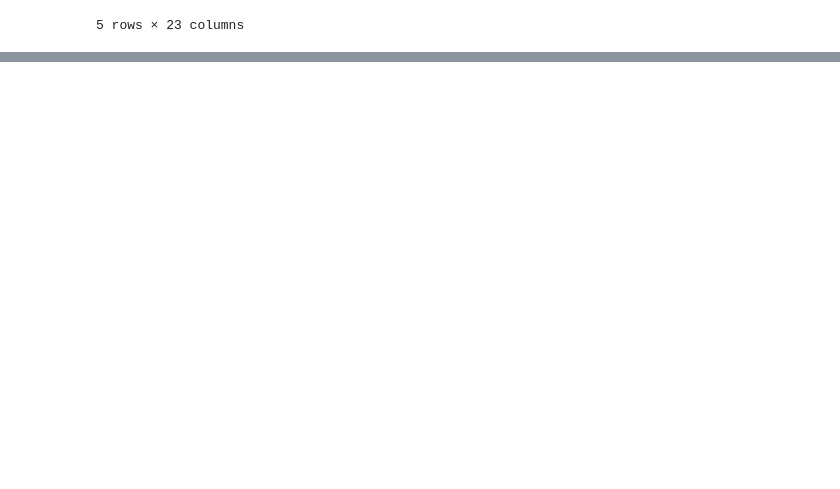
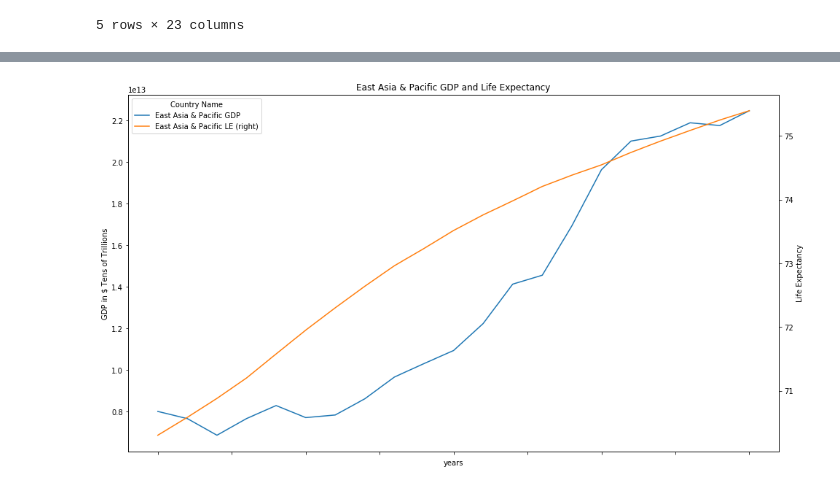
Before and after one commit to CaroMuizzi/GDP, a Jupyter notebook: project2.ipynb, the cells around one changed output, grey strips where cells are left out. Saved outputs shown, nothing was run; the diff lists cells and outputs as text; code cells hidden in the pictures; blank space fills up the shorter version.

```diff
--- a/project2.ipynb
+++ b/project2.ipynb
@@ -229,0 +471,9 @@ pd.read_sql_query('select * from gdp', con=engine).head()
+# %%
+#new df for east asia and pacific (EAP) to plot multi-axis graph
+EAP_df = transposed_gdp_df[['years','East Asia & Pacific']]
+
+EAP_df["East Asia & Pacific LE"] = transposed_life_df['East Asia & Pacific']
+
+EAP_df.rename(columns={"East Asia & Pacific": "East Asia & Pacific GDP"}, inplace=True)
+
+EAP_df
@@ -229,0 +503,13 @@ pd.read_sql_query('select * from gdp', con=engine).head()
+# %%
+#plot a line graph with two Axes for eat asia and pacific
+
+ax = EAP_df.plot(x='years', secondary_y="East Asia & Pacific LE")
+
+ax.set_ylabel('GDP in $ Tens of Trillions')
+ax.right_ax.set_ylabel('Life Expectancy')
+plt.title("East Asia & Pacific GDP and Life Expectancy")
+
+
+plt.show()
+# %% [output]
+[figure, added]
```
Also changed, not shown: parts of 24 cells of this notebook.
